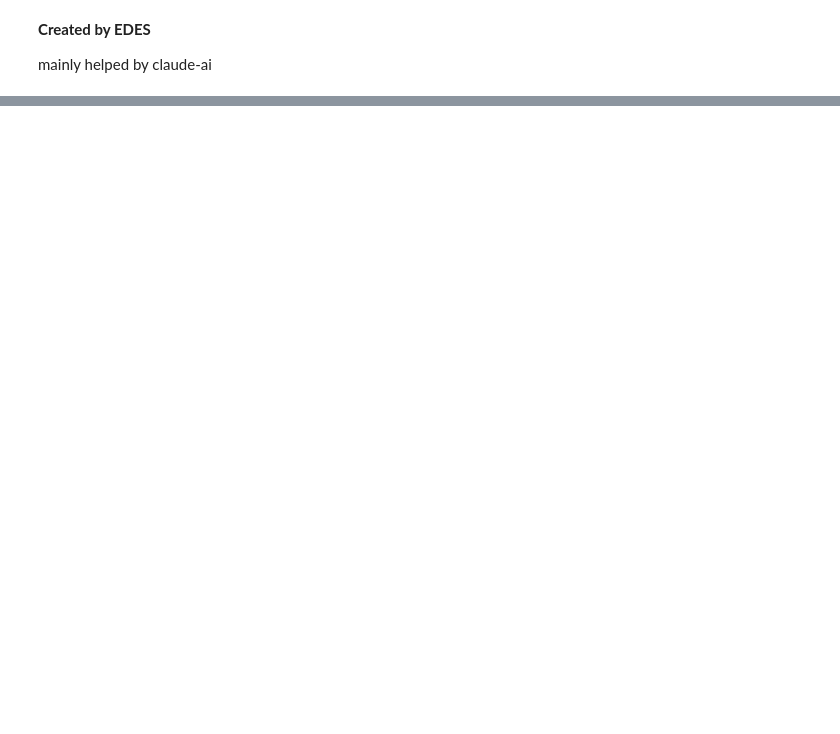
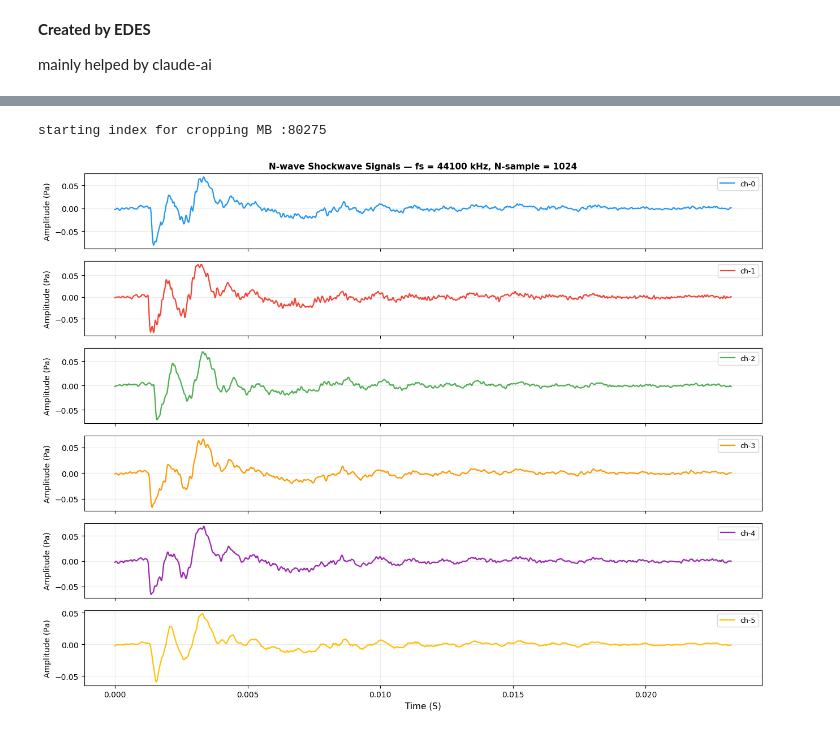
Before and after one commit to rizki-ap/Gunshot-Locator, a Jupyter notebook: read_wav_process.ipynb, the cells around one changed output, grey strips where cells are left out. Drawn from its saved outputs; the diff is of its cells as text; code cells hidden in the pictures; blank space fills up the shorter version.

```diff
--- a/read_wav_process.ipynb
+++ b/read_wav_process.ipynb
@@ -250,0 +254,35 @@ Pair      True tau (us)   Est tau (us)    Error (us)
+# %%
+mb_length = 2**10 # 16384 samples
+
+remaining_signal = dataset_signal[0][end_sw_idx:]
+mb_offset_idx = np.argmax(np.abs(remaining_signal))
+
+mb_offset = max(0, int(mb_offset_idx - 64)) + end_sw_idx
+print(f"starting index for cropping MB :{mb_offset}")
+
+data_mb_signal=[]
+for i in range(num_files):
+  end_idx = mb_offset + mb_length
+  sw_signal = dataset_signal[i][mb_offset:end_idx]
+  data_mb_signal.append(sw_signal)
+
+data_mb_time = np.linspace(0., mb_length / dataset_samplerate, mb_length)
+
+fig, axes_s = plt.subplots(num_files, 1, figsize=(13, 10), sharex=True)
+for i in range(num_files):
+    ax = axes_s[i]
+    ax.plot(data_mb_time, data_mb_signal[i], color=COLORS[i], lw=1.6, label=f'ch-{i}')
+    ax.set_ylabel('Amplitude (Pa)', fontsize=10)
+    ax.legend(loc='upper right', fontsize=9)
+    ax.grid(True, alpha=0.25)
+
+axes_s[-1].set_xlabel('Time (S)', fontsize=11)
+axes_s[0].set_title(
+    f'N-wave Shockwave Signals — fs = {dataset_samplerate} kHz, N-sample = {target_length}',
+    fontsize=11, fontweight='bold')
+plt.tight_layout()
+#plt.savefig('nwave_signals.png', dpi=150, bbox_inches='tight')
+plt.show()
+# %% [output]
+starting index for cropping MB :80275
+[figure, added]
```
Also changed, not shown: parts of 7 cells of this notebook.
